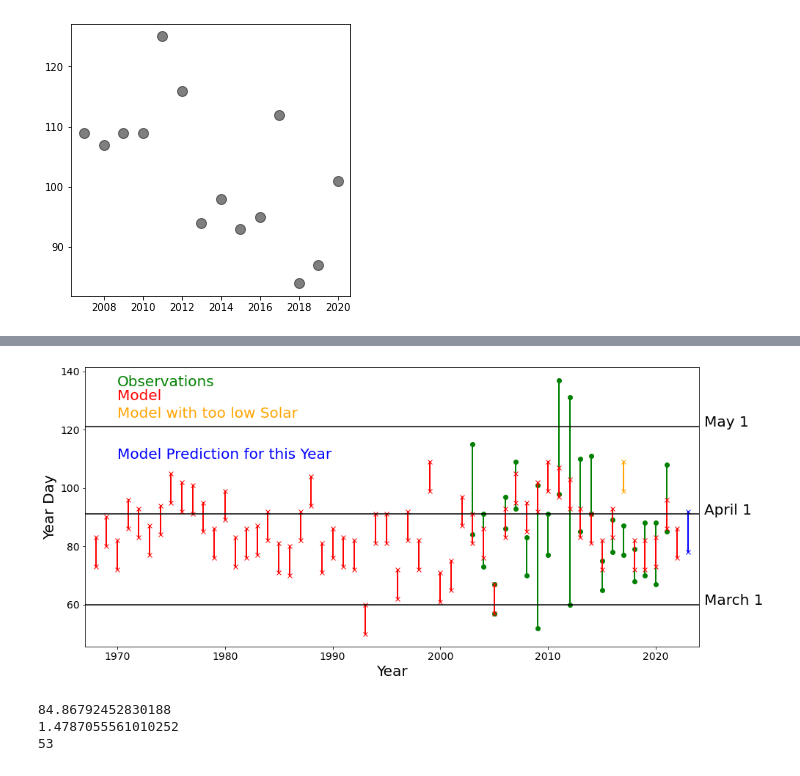
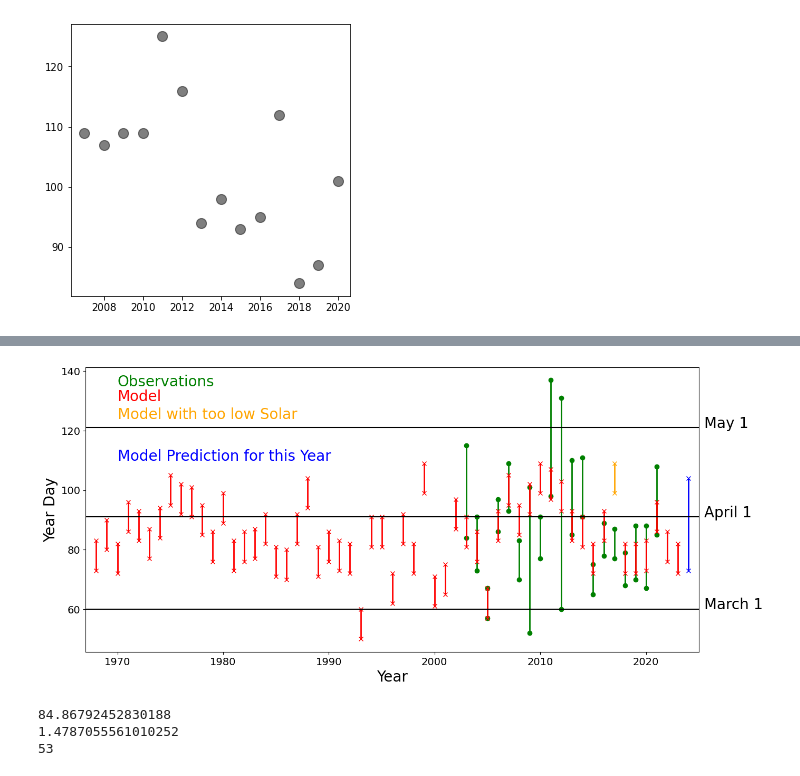
Before and after one commit to SalishSeaCast/analysis-susan, a Jupyter notebook: SOG/SpringBloomModelObs.ipynb, the cells around one changed output, grey strips where cells are left out. Cells and saved outputs as stored; diff of their text form; code cells hidden in the pictures.

Commit message:
update spring bloom notebook

```diff
--- a/SOG/SpringBloomModelObs.ipynb
+++ b/SOG/SpringBloomModelObs.ipynb
@@ -105,7 +105,7 @@ for iyear in range(len(SSCdates)):
 # %% [output]
 [figure]
 # %%
-Model = np.loadtxt('/ocean/sallen/allen/research/sog/Hindcasts/bloomdates_01mar2023.dat',
+Model = np.loadtxt('/ocean/sallen/allen/research/sog/Hindcasts/bloomdates_29feb2024.dat',
 skiprows=4)
 #Model = np.loadtxt('bloomdates_29mar2019.dat', skiprows=4)
 print (Model.shape)
@@ -158,39 +158,39 @@ print (Model[-16:, 0])
 # %%
 fig, ax = plt.subplots(1,1,figsize=(15,7))
 for iyear in range(length):
     ax.plot((rich[iyear,0], rich[iyear,0]),
             (int(startdates[iyear].format('DDD')), int(enddates[iyear].format('DDD'))),
             'o-g', linewidth=2)
 for ii in range(mlength):
     if (Model[ii,0] != 2017):
         ax.plot((Model[ii,0], Model[ii,0]), (Model[ii,1]-5, Model[ii,1]+5), 'x-r',
                 linewidth=2)
     else:
         ax.plot((Model[ii,0], Model[ii,0]), (Model[ii,1]-5, Model[ii,1]+5), 'x-', color='orange', linewidth=2)
-ax.plot((2023, 2023), (78, 92), 'x-b', linewidth=2)
 
-tstart = 1967; tend = 2024
+ax.plot((2024, 2024), (73, 104), 'x-b', linewidth=2)
+
+tstart = 1967; tend = 2025
 ax.set_xlim((tstart, tend))
-for tick in ax.xaxis.get_major_ticks():
-                tick.label.set_fontsize(14)
-for tick in ax.yaxis.get_major_ticks():
-                tick.label.set_fontsize(14)
+ax.tick_params(axis='both', which='major', labelsize=14)
+
 ax.set_ylabel('Year Day', fontsize=20)
 ax.set_xlabel('Year', fontsize=20)
 ax.text(1970, 135,'Observations', color='g', fontsize=20)
 ax.text(1970, 130,'Model', color='r', fontsize=20)
 ax.text(1970, 124, 'Model with too low Solar', color='orange', fontsize=20)
 ax.text(1970, 110, 'Model Prediction for this Year', color='b', fontsize=20)
-#ax.text(1970, 115, 'SalishSeaCast Long Hindcast', color='k', alpha=0.5, fontsize=20)
+
 ax.plot((tstart, tend), (60,60), 'k')
 ax.text(tend+0.5, 60, 'March 1', fontsize=20)
 ax.plot((tstart, tend), (91, 91), 'k')
 ax.text(tend+0.5, 91, 'April 1', fontsize=20)
 ax.plot((tstart, tend), (121, 121), 'k')
 ax.text(tend+0.5, 121, 'May 1', fontsize=20);
-fig.savefig('springbloom_mar18_w2023.png')
+
+fig.savefig('springbloom_2024_w2024.png')
 # %% [output]
-[figure, old version]
+[figure, new version]
 # %%
 print (Model[:, 1].mean())
 print (Model[:, 1].std()/np.sqrt(Model.shape[0]))
```
Also changed, not shown: parts of 5 cells of this notebook.
